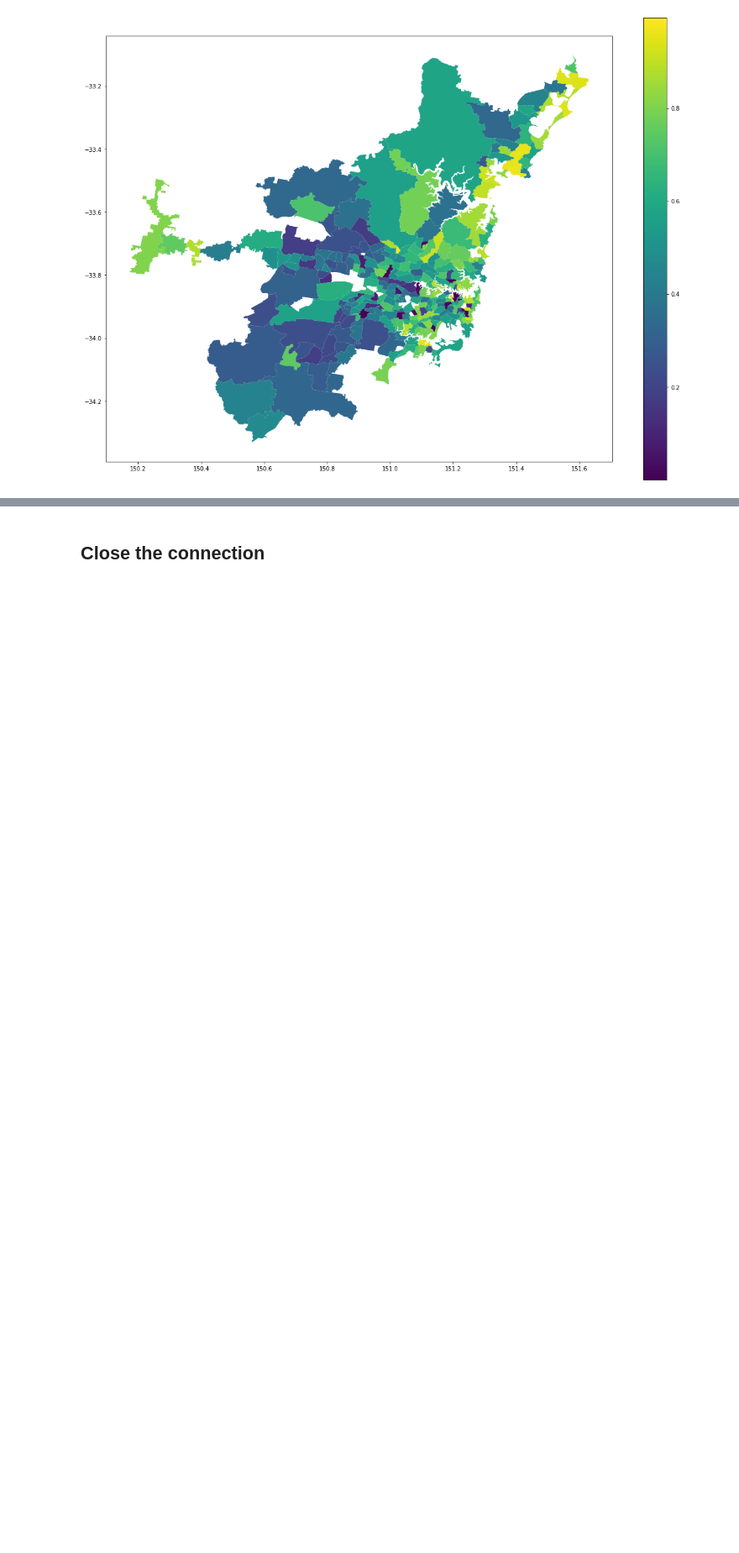
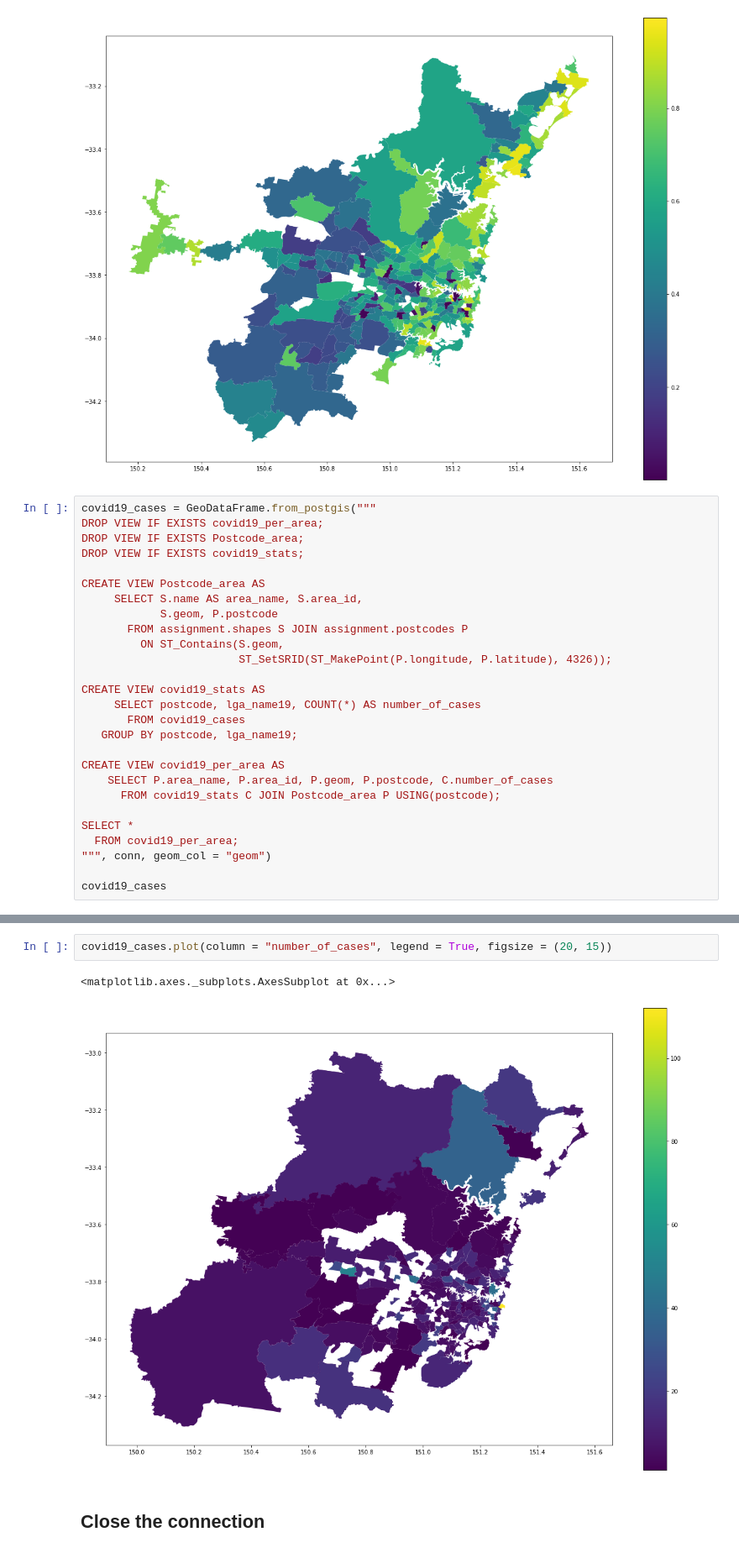
Before and after one commit to Saze10/DATA2901_assignment, a Jupyter notebook: Assignment notebook.ipynb, the cells around one changed output, grey strips where cells are left out. Shown at 84% size. Cells and saved outputs as stored; diff of their text form; blank space fills up the shorter version.

Commit message:
Add plot for covid19_cases

```diff
--- a/Assignment notebook.ipynb
+++ b/Assignment notebook.ipynb
@@ -385,3 +385,30 @@ score_df.plot(column = "vulnerability", legend = True, figsize = (20, 15))
 # %% [output]
 <matplotlib.axes._subplots.AxesSubplot at 0x...>
 [figure]
+# %%
+covid19_cases = GeoDataFrame.from_postgis("""
+DROP VIEW IF EXISTS covid19_per_area;
+DROP VIEW IF EXISTS Postcode_area;
+DROP VIEW IF EXISTS covid19_stats;
+
+CREATE VIEW Postcode_area AS
+     SELECT S.name AS area_name, S.area_id,
+            S.geom, P.postcode
+       FROM assignment.shapes S JOIN assignment.postcodes P
+         ON ST_Contains(S.geom,
+                        ST_SetSRID(ST_MakePoint(P.longitude, P.latitude), 4326));
+
+CREATE VIEW covid19_stats AS
+     SELECT postcode, lga_name19, COUNT(*) AS number_of_cases
+       FROM covid19_cases
+   GROUP BY postcode, lga_name19;
+
+CREATE VIEW covid19_per_area AS
+    SELECT P.area_name, P.area_id, P.geom, P.postcode, C.number_of_cases
+      FROM covid19_stats C JOIN Postcode_area P USING(postcode);
+
+SELECT *
+  FROM covid19_per_area;
+""", conn, geom_col = "geom")
+
+covid19_cases
@@ -388,3 +429,8 @@ score_df.plot(column = "vulnerability", legend = True, figsize = (20, 15))
+# %%
+covid19_cases.plot(column = "number_of_cases", legend = True, figsize = (20, 15))
+# %% [output]
+<matplotlib.axes._subplots.AxesSubplot at 0x...>
+[figure, added]
 # %% [markdown]
 ## Close the connection
 # %%
```
Also changed, not shown: parts of 1 cell of this notebook, 1 other file.
